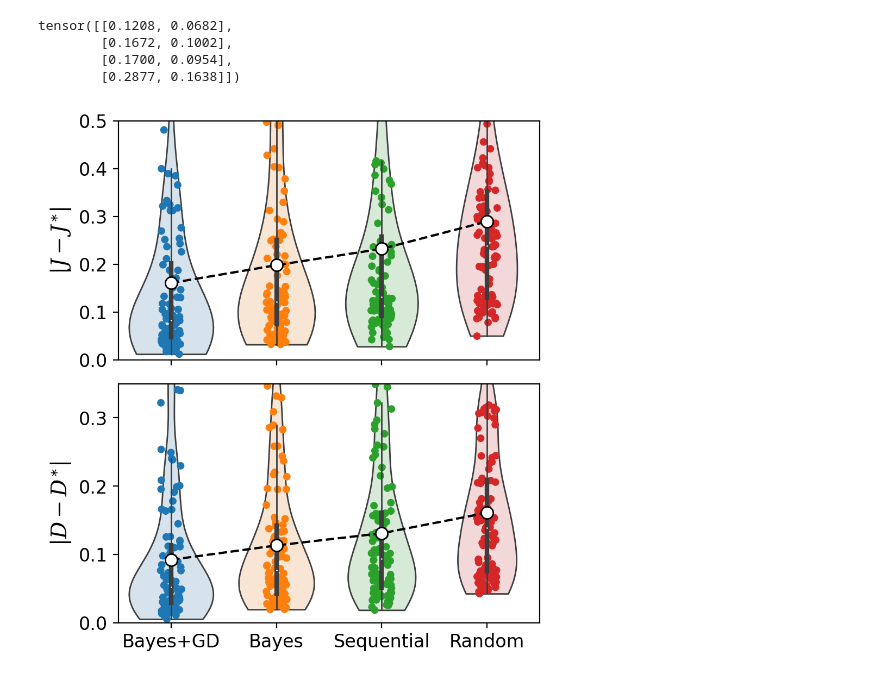
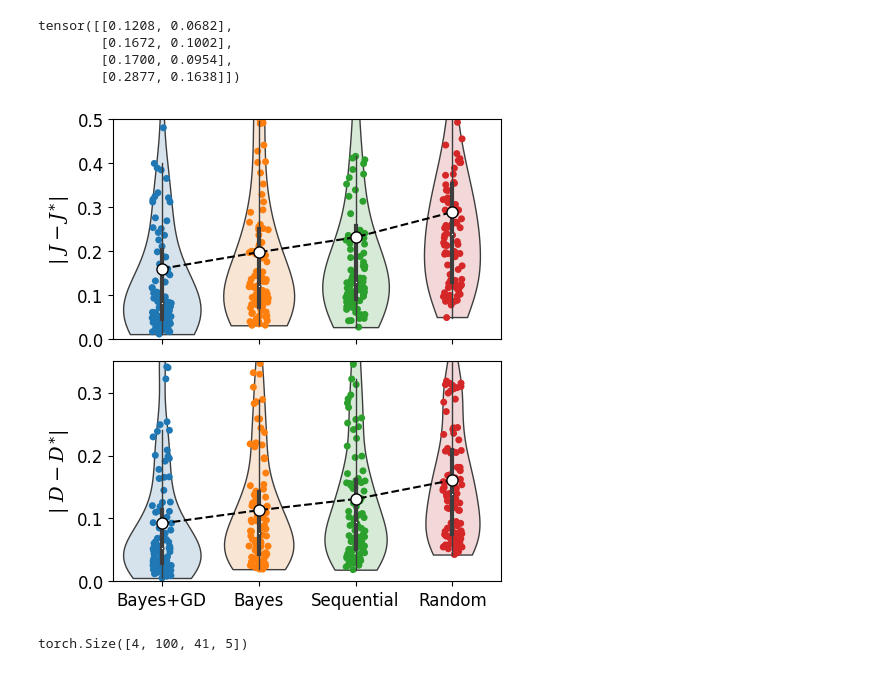
Before and after one commit to zhantaochen/ML-XPFS_Steering, a Jupyter notebook: postproc_benchmark_performance.ipynb, the cells around one changed output. Saved outputs shown, nothing was run; the diff lists cells and outputs as text; code cells hidden in the pictures.

```diff
--- a/postproc_benchmark_performance.ipynb
+++ b/postproc_benchmark_performance.ipynb
@@ -151,7 +170,7 @@ measured_abs_grad_dict_all_keys = measured_abs_grad_dict_all_keys.numpy() / len(
 from matplotlib.colors import to_rgba
 ylabels = ['J', 'D', '\gamma']
 
-fig, ax = plt.subplots(1,1,dpi=200)
+fig, ax = plt.subplots(1,1)
 sns.violinplot([m for m in measured_abs_grad_dict_all_keys], ax=ax, zorder=10, inner='box', cut=0)
 for vp in ax.collections[::2]:
     vp.set_facecolor(to_rgba(vp.get_facecolor(), alpha=0.2))
@@ -191,30 +210,34 @@ tensor([[0.1208, 0.0682],
 # %%
 
 fig, axes = plt.subplots(
     2, 1, figsize=(5,6),
-    sharex=True, gridspec_kw={'hspace': 0.1}, dpi=200)
+    sharex=True, gridspec_kw={'hspace': 0.1})
 
 for i_param in [0,1]:
     ax = axes[i_param]
     sns.violinplot([loss_avg_over_runs_all[i_strat,:,-1,i_param].numpy() for i_strat in range(4)], ax=ax, zorder=10, inner='box', cut=0, linewidth=1)
     for vp in ax.collections[::2]:
         vp.set_facecolor(to_rgba(vp.get_facecolor(), alpha=0.2))
     sns.stripplot([loss_avg_over_runs_all[i_strat,:,-1,i_param].numpy() for i_strat in range(4)], ax=ax, zorder=1)
     # ax.scatter(np.arange(4), [np.median(loss_avg_over_runs[i_strat,:,-1,i_param].numpy()) for i_strat in range(4)],
     #         zorder=25, edgecolors='k', facecolors='w', marker='d', s=75, label='Median')
     # ax.plot(np.arange(4), [np.median(loss_avg_over_runs_all[i_strat,:,-1,i_param].numpy()) for i_strat in range(4)], 'k-d',
     #         zorder=25, markersize=10, markeredgecolor='k', markerfacecolor='w', label='Median')
     ax.plot(np.arange(4), [np.mean(loss_avg_over_runs_all[i_strat,:,-1,i_param].numpy()) for i_strat in range(4)], 'k--o',
             zorder=25, markersize=8, markeredgecolor='k', markerfacecolor='w', label='Mean')
     # ax.scatter(np.arange(4), [np.mean(loss_avg_over_runs_all[i_strat,:,-1,i_param].numpy()) for i_strat in range(4)],
     #         zorder=20, edgecolors='k', facecolors='w', marker='o', s=75, label='Mean')
     ax.set_xticklabels(['Bayes+GD', 'Bayes', 'Sequential', 'Random'])
-    ax.set_ylabel(rf'$|{ylabels[i_param]}-{ylabels[i_param]}^{{\ast}}|$')
+    ax.set_ylabel(rf'$|\ {ylabels[i_param]}-{ylabels[i_param]}^{{\ast}}|$')
     # ax.legend(ncols=2)
     ax.set_xlim([-0.5, 3.5])
     if i_param == 0:
         ax.set_ylim([0., 0.5])
     else:
         ax.set_ylim([0., 0.35])
 # %% [output]
-[figure, old version]
+[figure, new version]
+# %%
+results[key]['loss_avg_over_runs'].shape
+# %% [output]
+torch.Size([4, 100, 41, 5])
```
Also changed, not shown: parts of 8 cells of this notebook, 12 other files.
